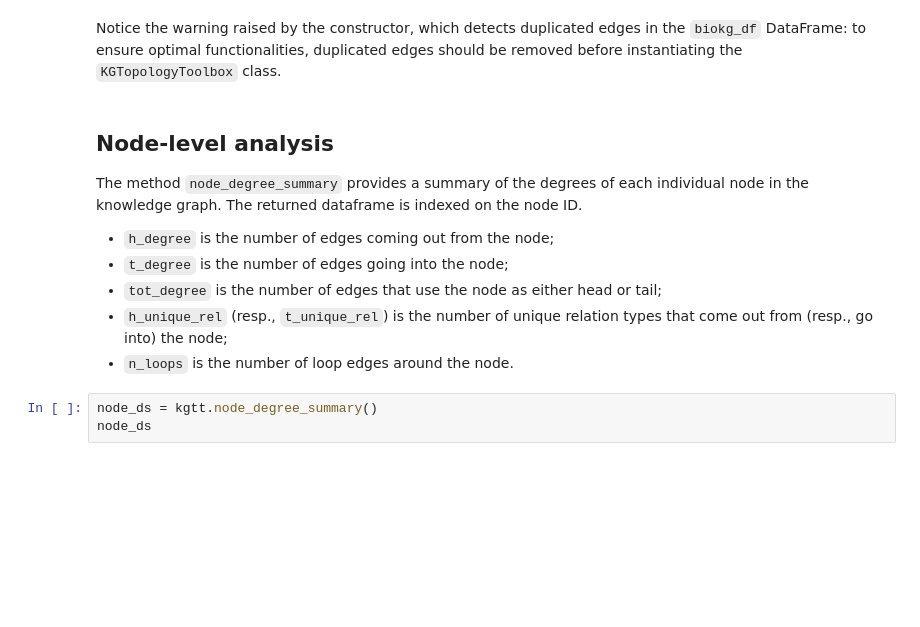
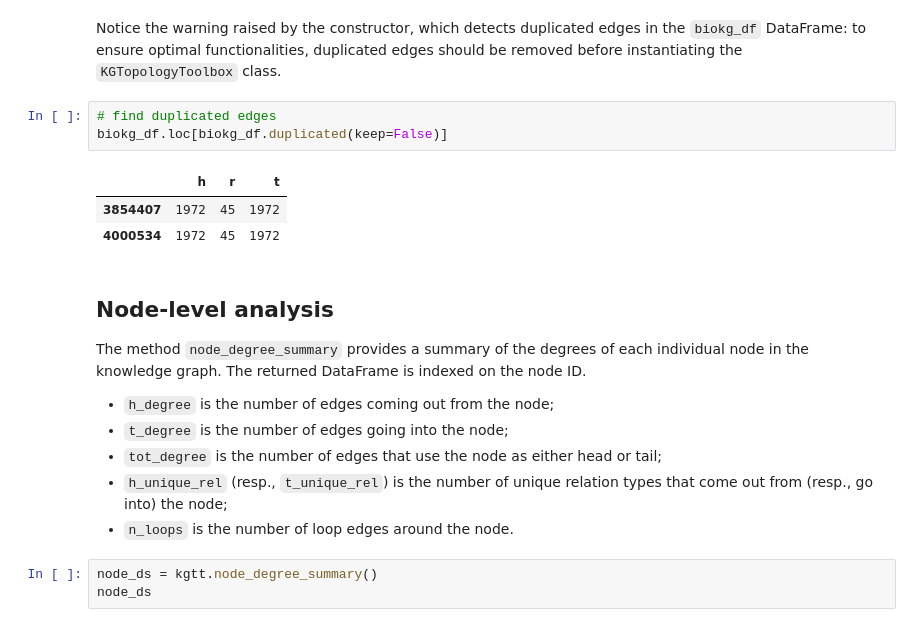
Before and after one commit to graphcore-research/kg-topology-toolbox, a Jupyter notebook: docs/source/notebooks/ogb_biokg_demo.ipynb, the cells around one changed output. Drawn from its saved outputs; the diff is of its cells as text; blank space fills up the shorter version.

```diff
--- a/docs/source/notebooks/ogb_biokg_demo.ipynb
+++ b/docs/source/notebooks/ogb_biokg_demo.ipynb
@@ -61,10 +61,17 @@ Based on this representation of the knowledge graph, we can proceed to instantia
 kgtt = KGTopologyToolbox(biokg_df)
 # %% [markdown]
 Notice the warning raised by the constructor, which detects duplicated edges in the `biokg_df` DataFrame: to ensure optimal functionalities, duplicated edges should be removed before instantiating the `KGTopologyToolbox` class.
+# %%
+# find duplicated edges
+biokg_df.loc[biokg_df.duplicated(keep=False)]
+# %% [output]
+|  | h | r | t |
+| 3854407 | 1972 | 45 | 1972 |
+| 4000534 | 1972 | 45 | 1972 |
 # %% [markdown]
 ## Node-level analysis
 
-The method `node_degree_summary` provides a summary of the degrees of each individual node in the knowledge graph. The returned dataframe is indexed on the node ID.
+The method `node_degree_summary` provides a summary of the degrees of each individual node in the knowledge graph. The returned DataFrame is indexed on the node ID.
 
 - `h_degree` is the number of edges coming out from the node;
 - `t_degree` is the number of edges going into the node;
```
Also changed, not shown: parts of 7 cells of this notebook, 5 other files.
